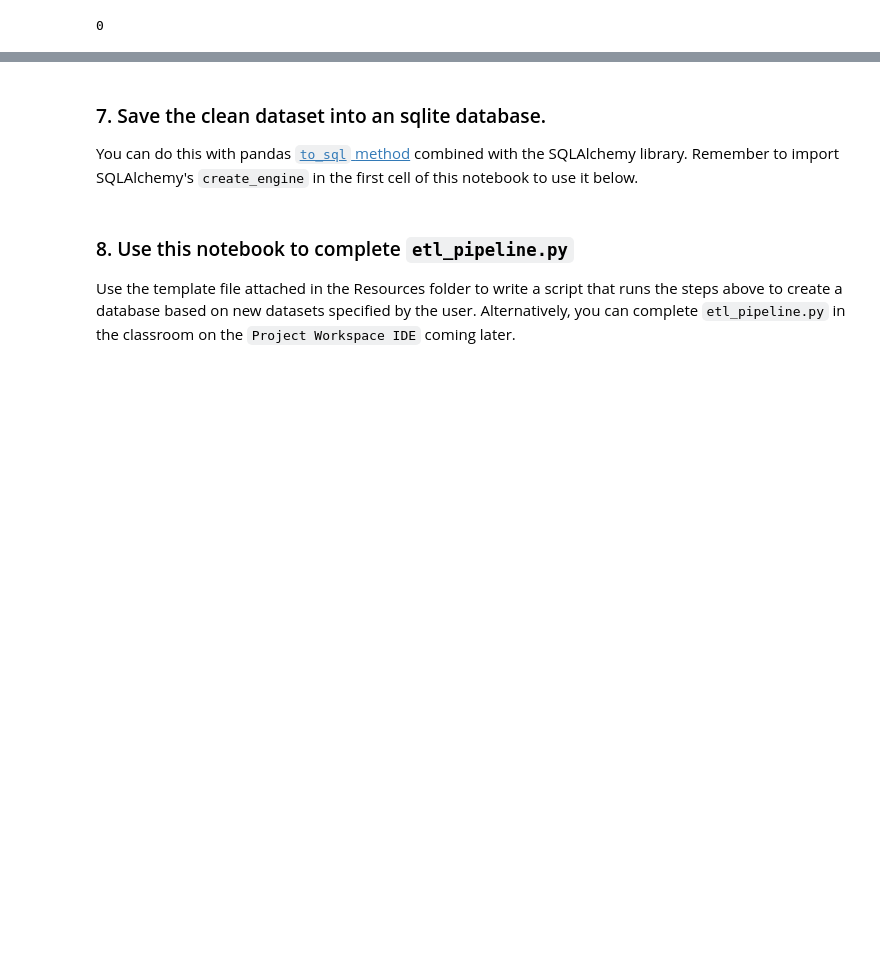
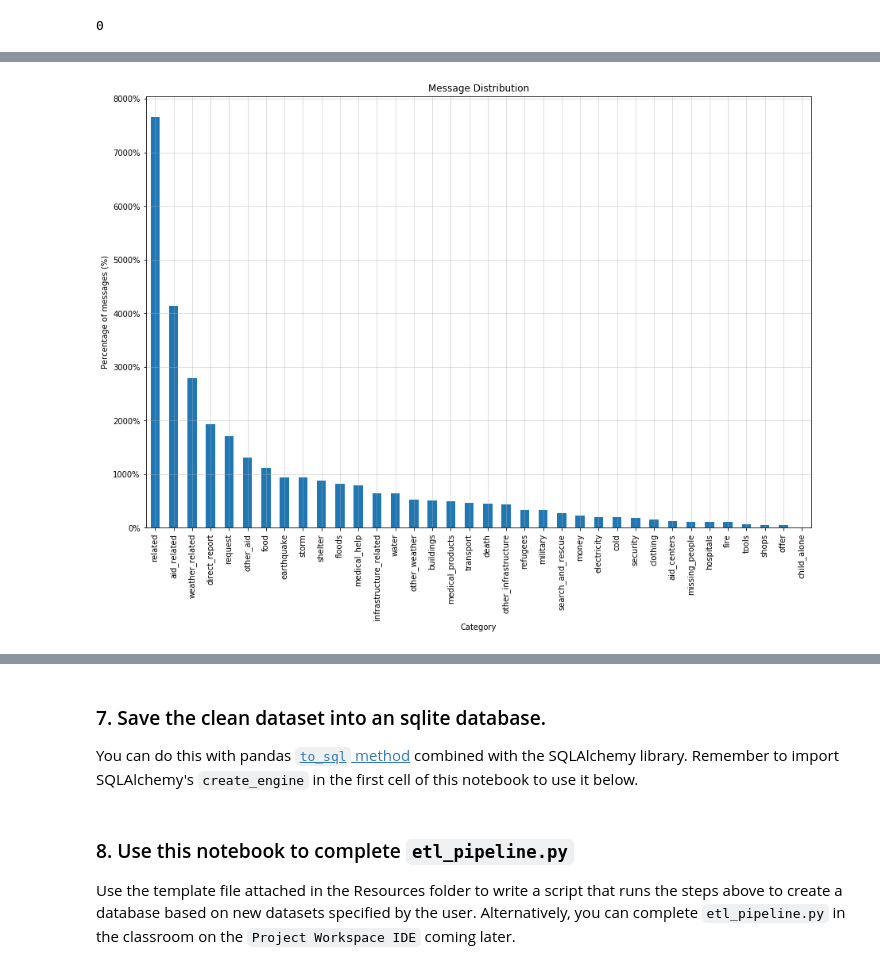
Before and after one commit to ttheoto/Project_Disaster_Response, a Jupyter notebook: ETL Pipeline Preparation.ipynb, the cells around one changed output, grey strips where cells are left out. Saved outputs shown, nothing was run; the diff lists cells and outputs as text; code cells hidden in the pictures; blank space fills up the shorter version.

Commit message:
feat: Create visualization

```diff
--- a/ETL Pipeline Preparation.ipynb
+++ b/ETL Pipeline Preparation.ipynb
@@ -162,4 +139,0 @@ Name: mean, dtype: float64
-# %%
-# correcting weird classifications
-df.loc[df['message'].str.contains('water')==True, 'water'] = 1
-df.loc[df['message'].str.contains('medic')==True, 'medical_help'] = 1
@@ -198,3 +155,5 @@ df = df.drop_duplicates()
 df[df.duplicated() == True].shape[0]
 # %% [output]
 0
+# %%
+describe_df = df.describe().drop(columns=['id'])
@@ -201,3 +177,14 @@ df[df.duplicated() == True].shape[0]
+# %%
+
+fig = plt.figure(figsize = (15,10))
+(describe_df.loc['mean', :].sort_values(ascending=False)).plot(kind='bar');
+plt.grid(True, alpha=0.5)
+plt.gca().yaxis.set_major_formatter(PercentFormatter(1));
+plt.ylabel('Percentage of messages (%)');
+plt.xlabel('Category');
+plt.title('Message Distribution');
+# %% [output]
+[figure, added]
 # %%
 df[(df['message'].str.contains('water')) & (df['water']==0)]
 # %% [output]
```
Also changed, not shown: parts of 13 cells of this notebook, 6 other files.
